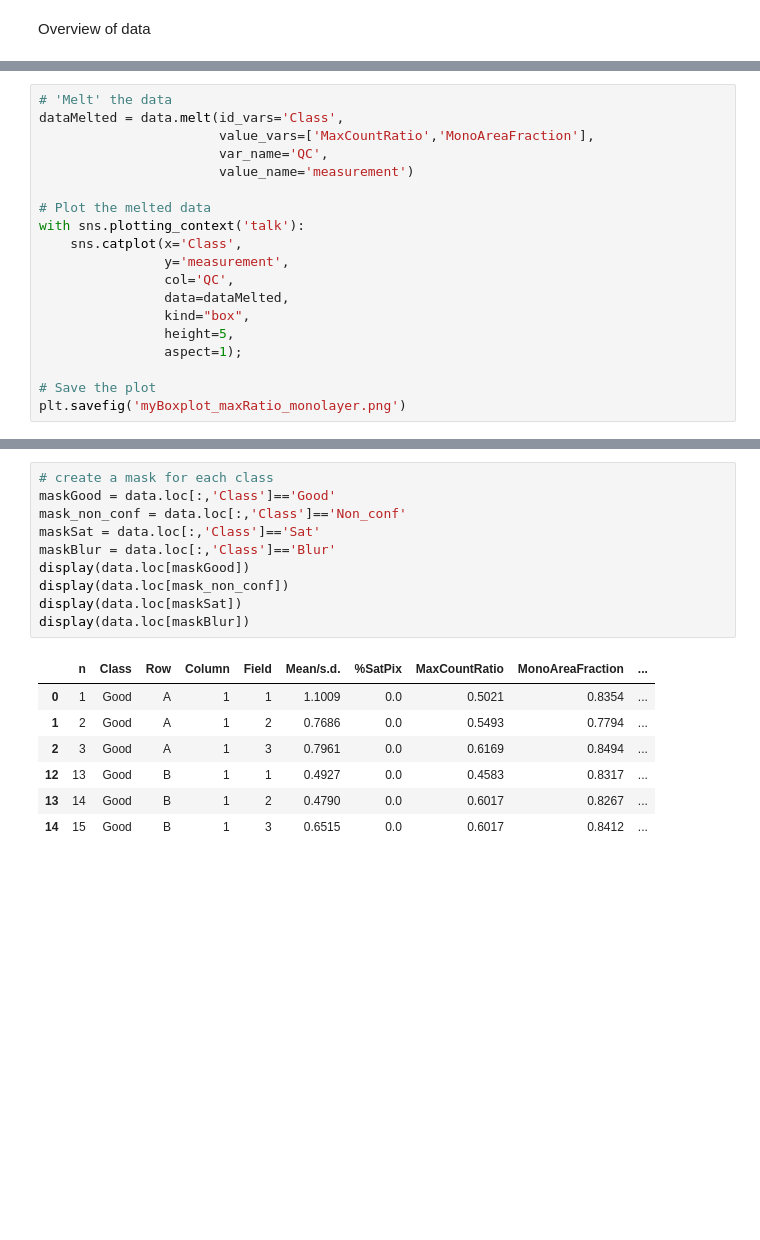
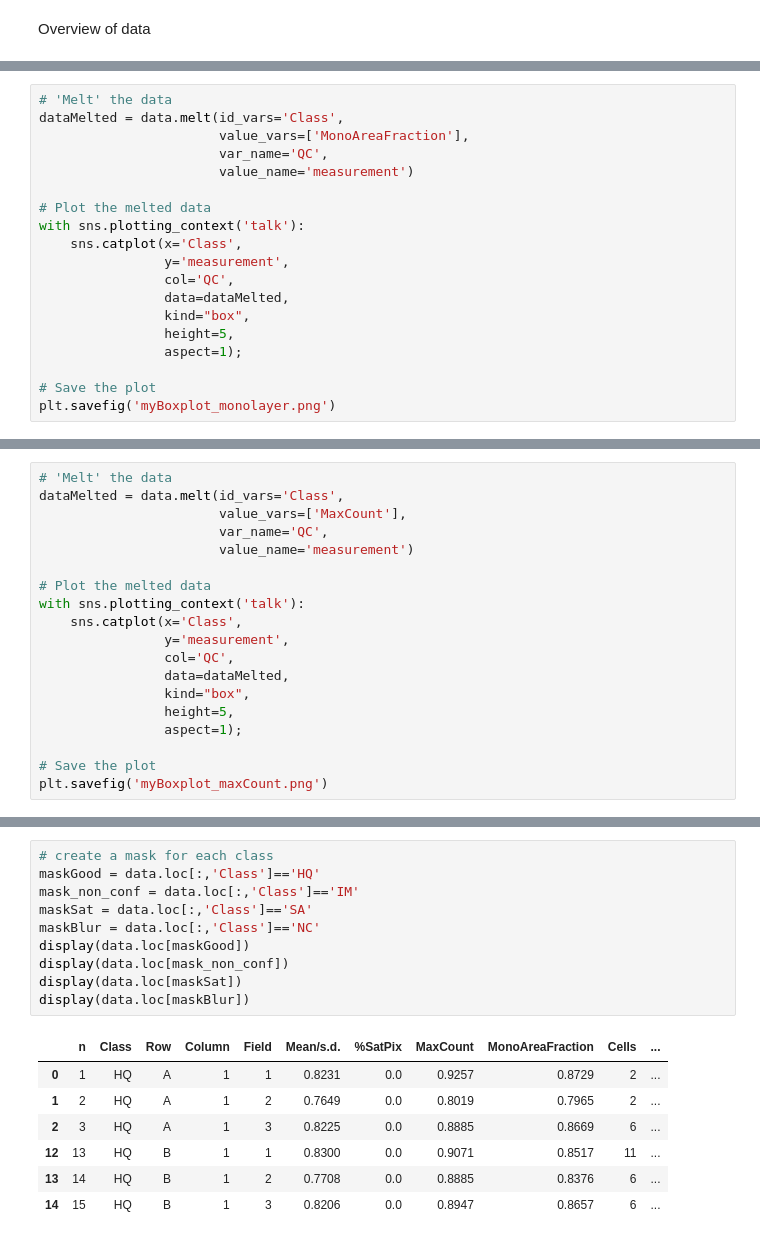
Before and after one commit to paucabar/N-Cadherin-mediated_adhesion_assay, a Jupyter notebook: notebooks/data_analysis.ipynb, the cells around one changed output, grey strips where cells are left out. Cells and saved outputs as stored; diff of their text form; blank space fills up the shorter version.

```diff
--- a/notebooks/data_analysis.ipynb
+++ b/notebooks/data_analysis.ipynb
@@ -93,7 +81,7 @@ plt.savefig('myBoxplot_saturation.png')
 # %%
 # 'Melt' the data
 dataMelted = data.melt(id_vars='Class',
-                       value_vars=['MaxCountRatio','MonoAreaFraction'],
+                       value_vars=['MonoAreaFraction'],
                        var_name='QC',
                        value_name='measurement')
 
@@ -108,5 +96,5 @@ with sns.plotting_context('talk'):
                 aspect=1);
 
 # Save the plot
-plt.savefig('myBoxplot_maxRatio_monolayer.png')
+plt.savefig('myBoxplot_monolayer.png')
 # %% [output]
@@ -113,0 +102,19 @@ plt.savefig('myBoxplot_maxRatio_monolayer.png')
+# %%
+# 'Melt' the data
+dataMelted = data.melt(id_vars='Class',
+                       value_vars=['MaxCount'],
+                       var_name='QC',
+                       value_name='measurement')
+
+# Plot the melted data
+with sns.plotting_context('talk'):
+    sns.catplot(x='Class',
+                y='measurement',
+                col='QC',
+                data=dataMelted,
+                kind="box",
+                height=5,
+                aspect=1);
+
+# Save the plot
+plt.savefig('myBoxplot_maxCount.png')
@@ -114,18 +123,18 @@ plt.savefig('myBoxplot_maxRatio_monolayer.png')
 # %%
 # create a mask for each class
-maskGood = data.loc[:,'Class']=='Good'
-mask_non_conf = data.loc[:,'Class']=='Non_conf'
-maskSat = data.loc[:,'Class']=='Sat'
-maskBlur = data.loc[:,'Class']=='Blur'
+maskGood = data.loc[:,'Class']=='HQ'
+mask_non_conf = data.loc[:,'Class']=='IM'
+maskSat = data.loc[:,'Class']=='SA'
+maskBlur = data.loc[:,'Class']=='NC'
 display(data.loc[maskGood])
 display(data.loc[mask_non_conf])
 display(data.loc[maskSat])
 display(data.loc[maskBlur])
 # %% [output]
-|  | n | Class | Row | Column | Field | Mean/s.d. | %SatPix | MaxCountRatio | MonoAreaFraction | ... |
-| 0 | 1 | Good | A | 1 | 1 | 1.1009 | 0.0 | 0.5021 | 0.8354 | ... |
-| 1 | 2 | Good | A | 1 | 2 | 0.7686 | 0.0 | 0.5493 | 0.7794 | ... |
-| 2 | 3 | Good | A | 1 | 3 | 0.7961 | 0.0 | 0.6169 | 0.8494 | ... |
-| 12 | 13 | Good | B | 1 | 1 | 0.4927 | 0.0 | 0.4583 | 0.8317 | ... |
-| 13 | 14 | Good | B | 1 | 2 | 0.4790 | 0.0 | 0.6017 | 0.8267 | ... |
-| 14 | 15 | Good | B | 1 | 3 | 0.6515 | 0.0 | 0.6017 | 0.8412 | ... |
+|  | n | Class | Row | Column | Field | Mean/s.d. | %SatPix | MaxCount | MonoAreaFraction | Cells | ... |
+| 0 | 1 | HQ | A | 1 | 1 | 0.8231 | 0.0 | 0.9257 | 0.8729 | 2 | ... |
+| 1 | 2 | HQ | A | 1 | 2 | 0.7649 | 0.0 | 0.8019 | 0.7965 | 2 | ... |
+| 2 | 3 | HQ | A | 1 | 3 | 0.8225 | 0.0 | 0.8885 | 0.8669 | 6 | ... |
+| 12 | 13 | HQ | B | 1 | 1 | 0.8300 | 0.0 | 0.9071 | 0.8517 | 11 | ... |
+| 13 | 14 | HQ | B | 1 | 2 | 0.7708 | 0.0 | 0.8885 | 0.8376 | 6 | ... |
+| 14 | 15 | HQ | B | 1 | 3 | 0.8206 | 0.0 | 0.8947 | 0.8657 | 6 | ... |
```
Also changed, not shown: parts of 9 cells of this notebook.
